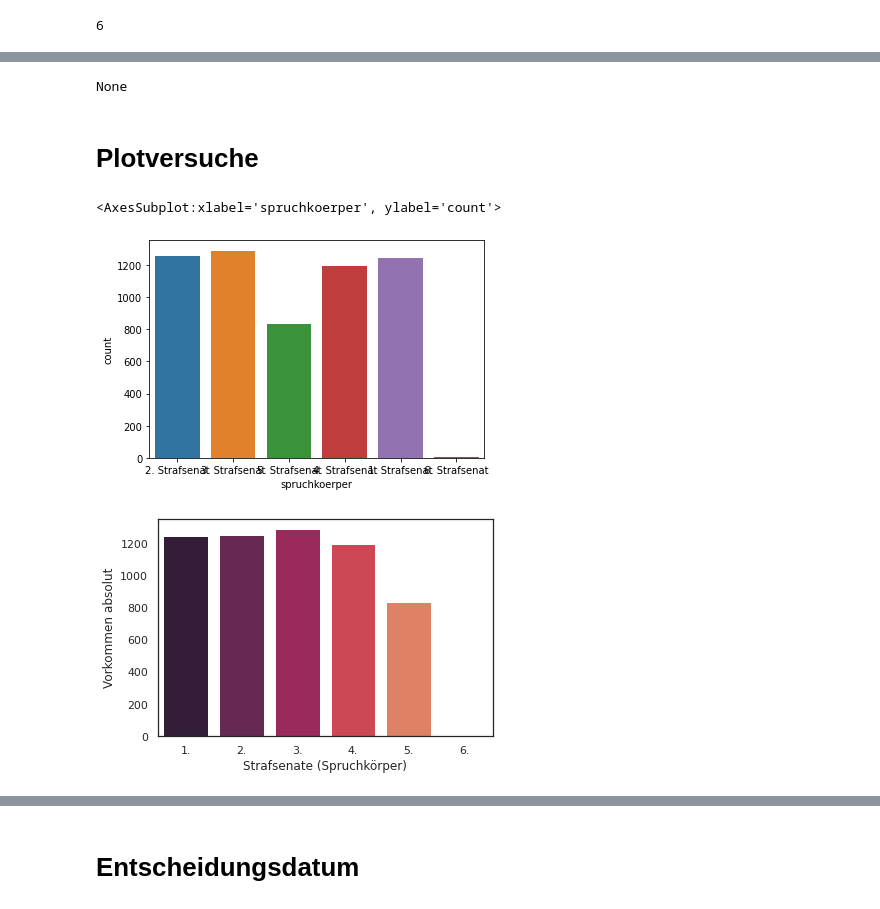
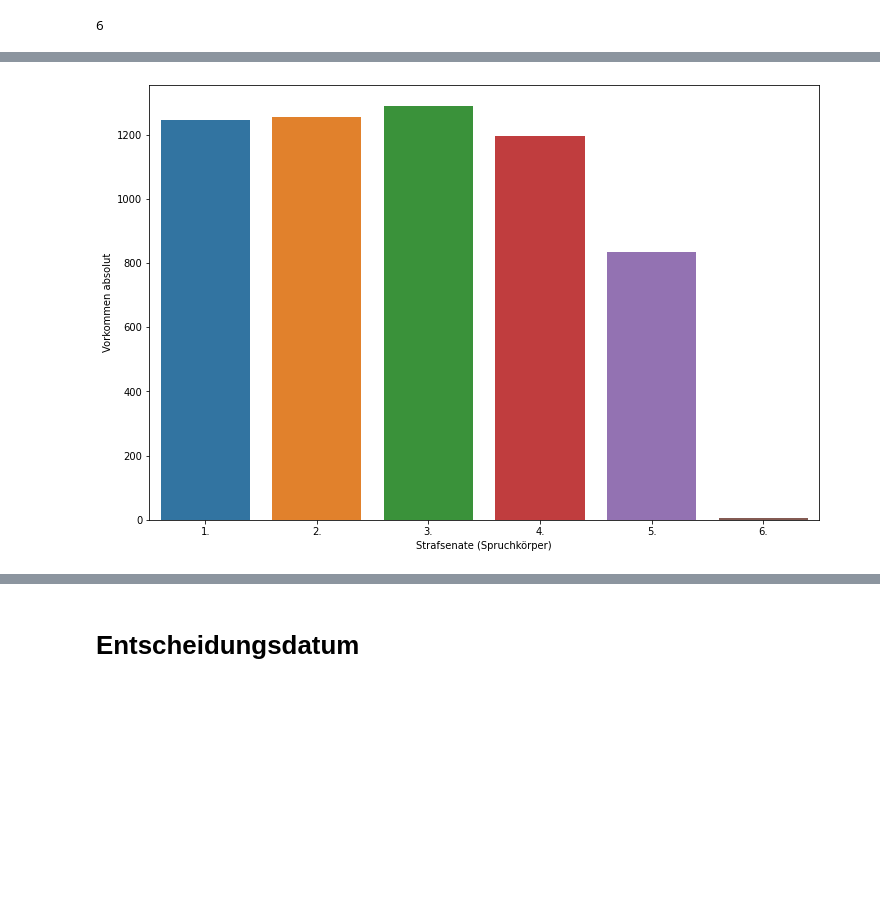
Before and after one commit to Balilicious/legal-decisions-recommender, a Jupyter notebook: DataAnalysis.ipynb, the cells around one changed output, grey strips where cells are left out. Cells and saved outputs as stored; diff of their text form; code cells hidden in the pictures; blank space fills up the shorter version.

Commit message:
update notebook DataAnalysis

```diff
--- a/DataAnalysis.ipynb
+++ b/DataAnalysis.ipynb
@@ -139,24 +146,11 @@ np.where(pd.isnull(df))
-# %%
-print(df.iloc[378, 6])
-# %% [output]
-None
-# %% [markdown]
-# Plotversuche
-# %%
-sns.countplot(df.spruchkoerper)
-# %% [output]
-<AxesSubplot:xlabel='spruchkoerper', ylabel='count'>
-[figure, removed]
 # %%
-f = plt.figure()
-sns.set(style="white", context="notebook")
+f = plt.figure(figsize=(12,8))
+#sns.set(style="white", context="notebook")
 x = ["1.", "2.", "3.","4.", "5.", "6."]
 y = [anz_ersterStrSen, anz_zweiterStrSen, anz_dritterStrSen, anz_vierterStrSen, anz_fuenfterStrSen, anz_sechsterStrSen]
-ax = sns.barplot(x=x, y=y, palette="rocket")
+ax = sns.barplot(x=x, y=y)#, palette="rocket")
 ax.set(xlabel='Strafsenate (Spruchkörper)', ylabel='Vorkommen absolut')
-
 plt.show()
-
-f.savefig("images/plots/strafsenate.png", bbox_inches="tight", dpi=600)
+#f.savefig("images/plots/strafsenate.png", bbox_inches="tight", dpi=600)
 # %% [output]
-[figure, old version]
+[figure, new version]
```
Also changed, not shown: parts of 73 cells of this notebook.
